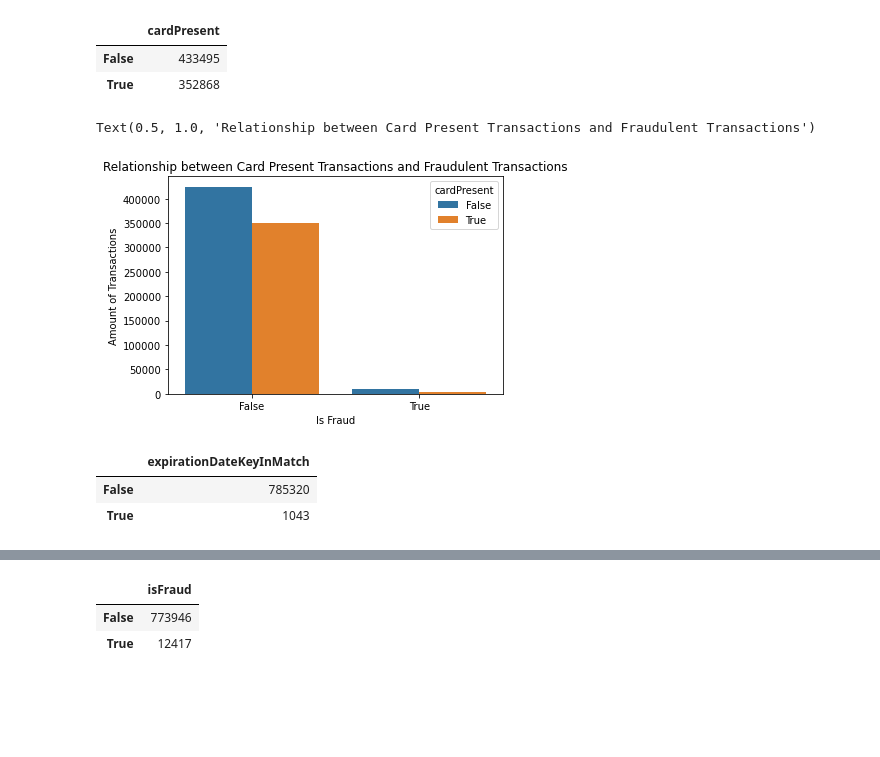
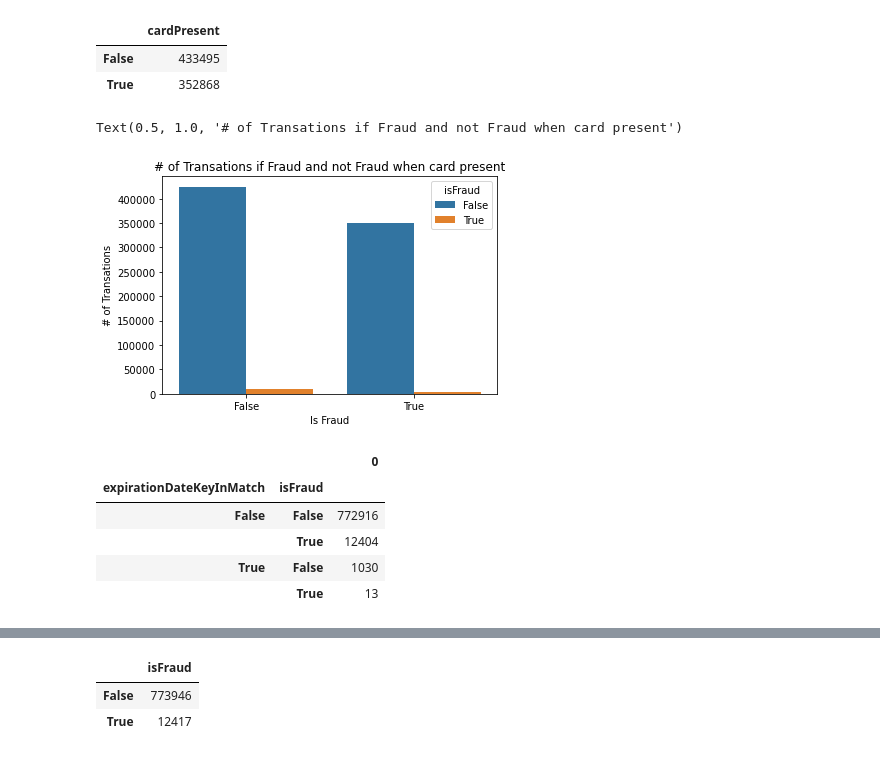
Before and after one commit to pranjaliy/CapitalOne-DS, a Jupyter notebook: Part A (Loading and EDA).ipynb, the cells around one changed output, grey strips where cells are left out. Cells and saved outputs as stored; diff of their text form; code cells hidden in the pictures; blank space fills up the shorter version.

```diff
--- a/Part A (Loading and EDA).ipynb
+++ b/Part A (Loading and EDA).ipynb
@@ -210,17 +328,20 @@ cardPresent
 | False | 433495 |
 | True | 352868 |
 # %%
-sns.countplot(data=data, x='isFraud', hue='cardPresent')
+sns.countplot(data=data, x='cardPresent', hue='isFraud')
 plt.xlabel('Is Fraud')
-plt.ylabel('Amount of Transactions')
-plt.title('Relationship between Card Present Transactions and Fraudulent Transactions')
+plt.ylabel('# of Transations')
+plt.title('# of Transations if Fraud and not Fraud when card present')
 # %% [output]
-Text(0.5, 1.0, 'Relationship between Card Present Transactions and Fraudulent Transactions')
+Text(0.5, 1.0, '# of Transations if Fraud and not Fraud when card present')
-[figure, old version]
+[figure, new version]
 # %%
-expirationDateKeyInMatch=data['expirationDateKeyInMatch'].value_counts().to_frame()
+expirationDateKeyInMatch=data[['expirationDateKeyInMatch','isFraud']].value_counts().to_frame()
 expirationDateKeyInMatch
 # %% [output]
-|  | expirationDateKeyInMatch |
-| False | 785320 |
-| True | 1043 |
+|  |  | 0 |
+| expirationDateKeyInMatch | isFraud |  |
+| False | False | 772916 |
+|  | True | 12404 |
+| True | False | 1030 |
+|  | True | 13 |
```
Also changed, not shown: parts of 42 cells of this notebook.
